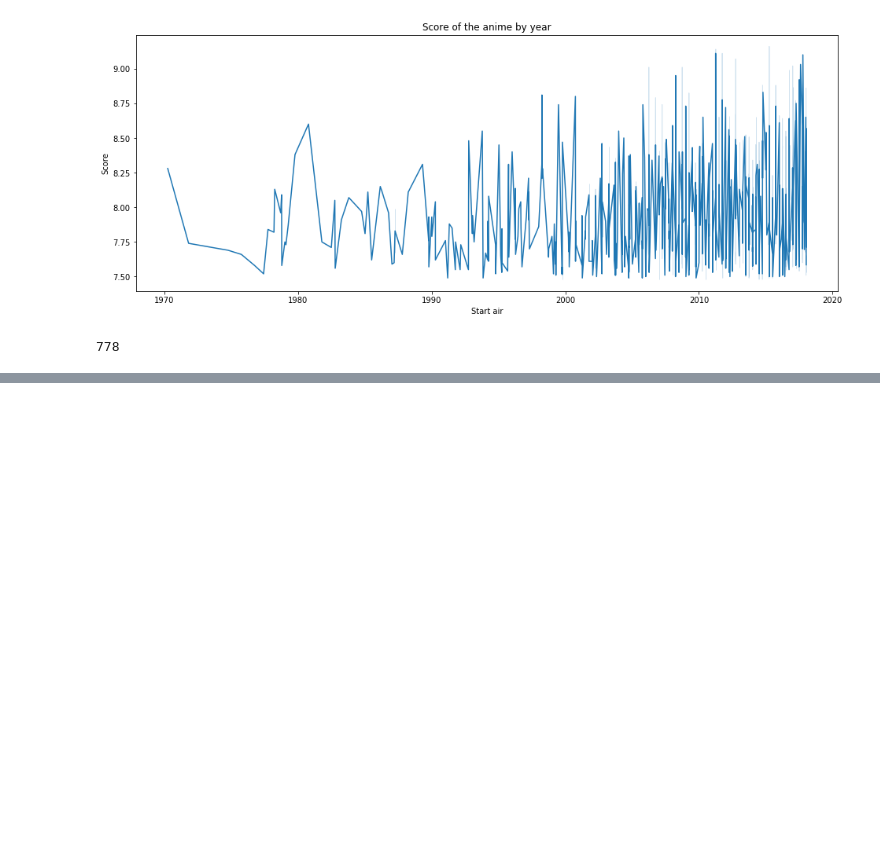
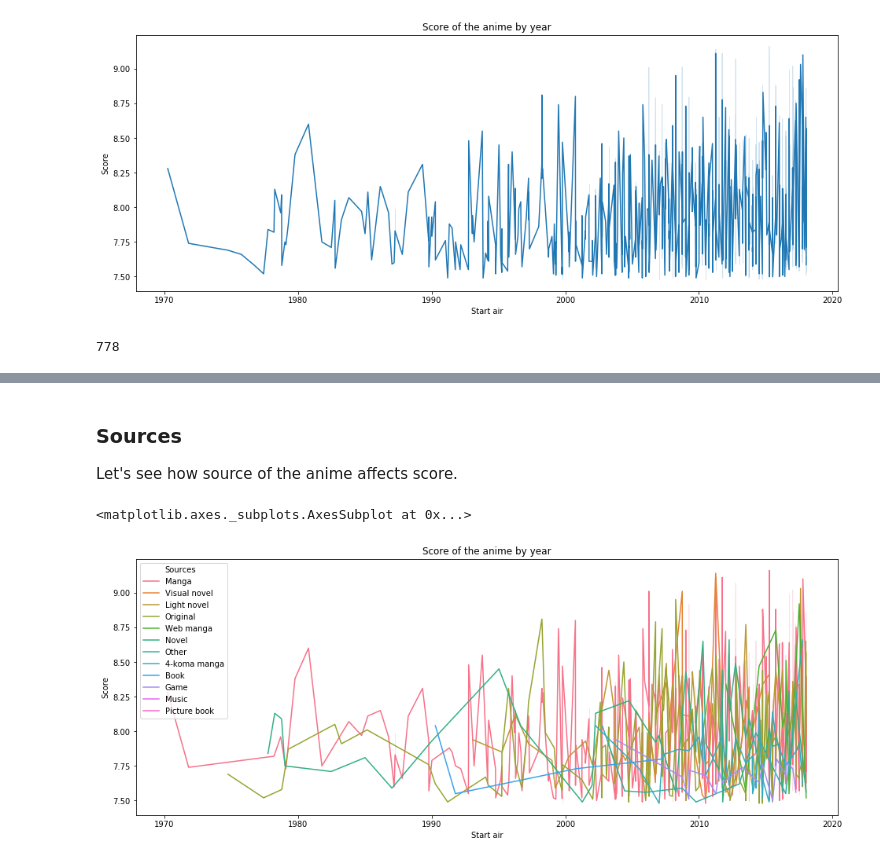
Before and after one commit to aza-atabayev/anime-rating-pop, a Jupyter notebook: Anime-rating-pop.ipynb, the cells around one changed output, grey strips where cells are left out. Saved outputs shown, nothing was run; the diff lists cells and outputs as text; code cells hidden in the pictures; blank space fills up the shorter version.

Commit message:
Updated TV anime analysis

```diff
--- a/Anime-rating-pop.ipynb
+++ b/Anime-rating-pop.ipynb
@@ -227,7 +233,6 @@ dtypes: datetime64[ns](2), float64(1), int32(1), int64(3), object(11)
 memory usage: 220.8+ KB
 # %%
 #5.  One-hot encode 'Genres', 'Producers', 'Licensors' and 'Studios'.
-
 genres = data.set_index('Title').Genres.str.split(',', expand=True).stack()
 data = pd.concat([data.set_index('Title').drop(['Genres'], axis = 1), pd.get_dummies(genres, prefix='g').groupby(level=0).sum()], axis = 1)
 
@@ -235,10 +240,10 @@ producers = data.Producers.str.split(',', expand=True).stack()
 data = pd.concat([data.drop(['Producers'], axis = 1), pd.get_dummies(producers, prefix='p').groupby(level=0).sum()], axis = 1)
 
 licensors = data.Licensors.str.split(',', expand=True).stack()
-data = pd.concat([data.drop(['Licensors'], axis = 1), pd.get_dummies(licensors, prefix='p').groupby(level=0).sum()], axis = 1)
+data = pd.concat([data.drop(['Licensors'], axis = 1), pd.get_dummies(licensors, prefix='l').groupby(level=0).sum()], axis = 1)
 
 studios = data.Studios.str.split(',', expand=True).stack()
-data = pd.concat([data.drop(['Studios'], axis = 1), pd.get_dummies(studios, prefix='p').groupby(level=0).sum()], axis = 1)
+data = pd.concat([data.drop(['Studios'], axis = 1), pd.get_dummies(studios, prefix='s').groupby(level=0).sum()], axis = 1)
 
 data.head()
 # %% [output]
@@ -349,0 +349,10 @@ tv
+# %% [markdown]
+### Sources
+Let's see how source of the anime affects score.
+# %%
+plt.figure(figsize=(16,6))
+plt.title("Score of the anime by year")
+sns.lineplot(x=tv.index, y = 'Score', data = tv, hue = 'Sources')
+# %% [output]
+<matplotlib.axes._subplots.AxesSubplot at 0x...>
+[figure, added]
```
Also changed, not shown: parts of 10 cells of this notebook.
